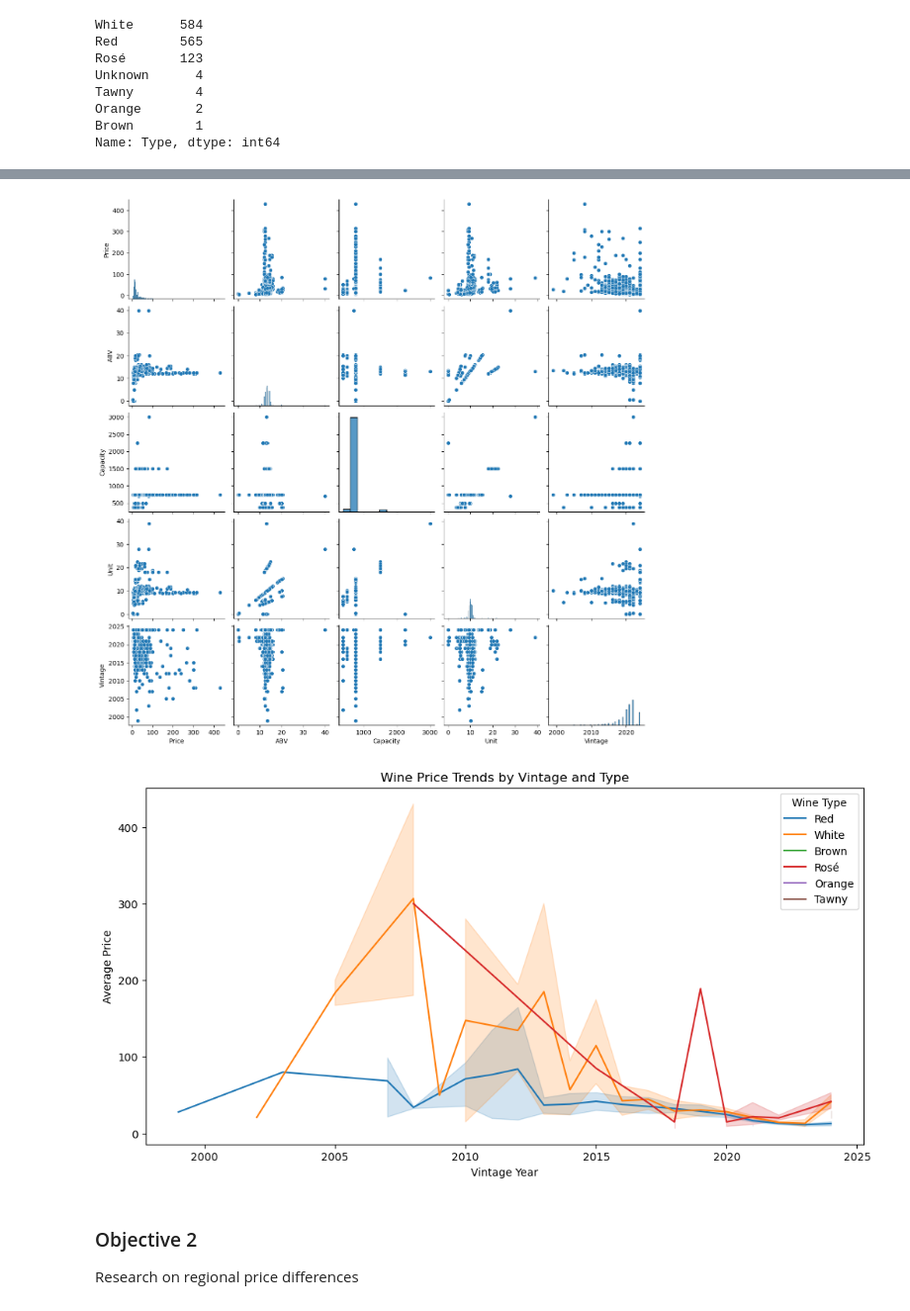
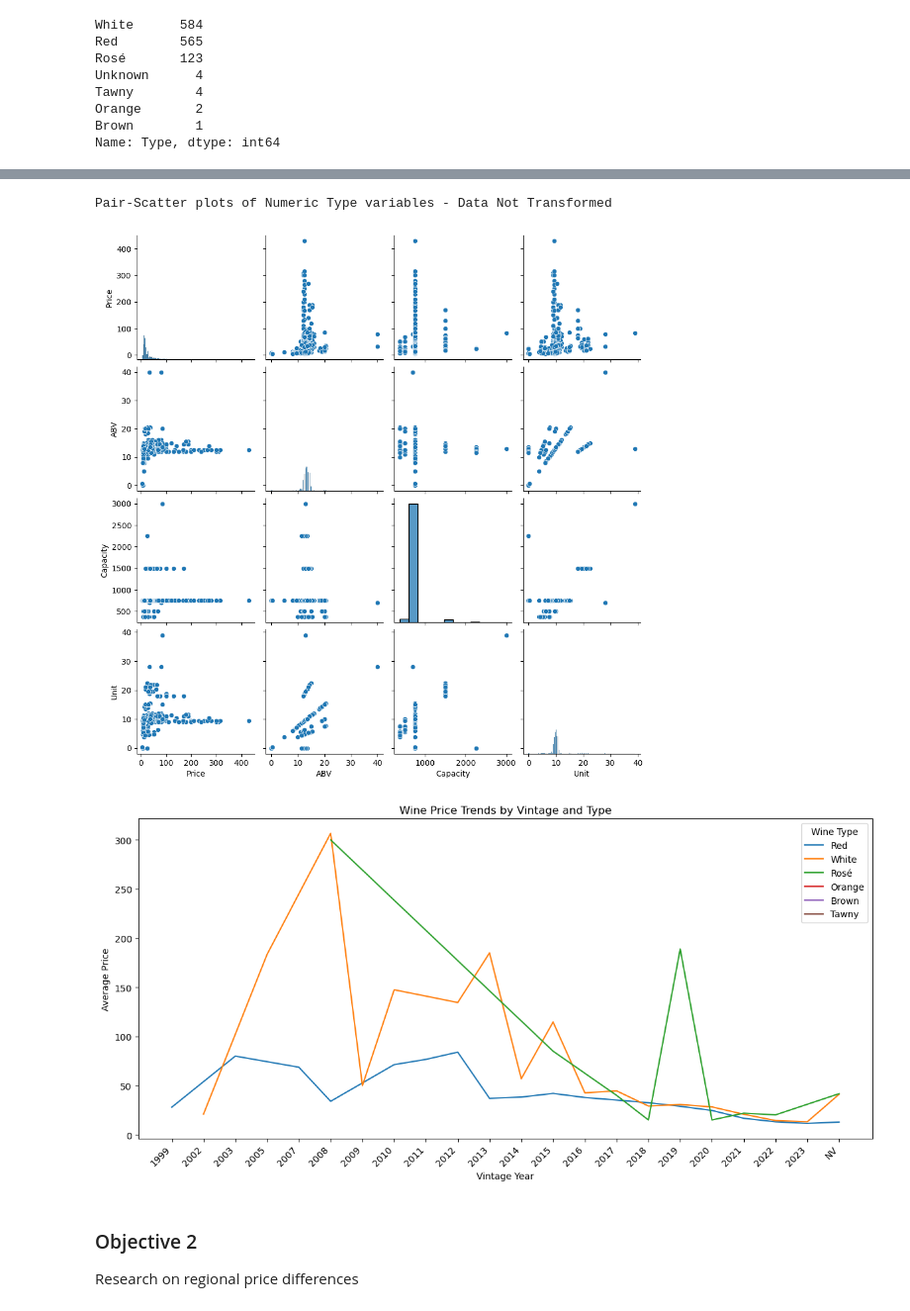
Before and after one commit to lwq1023999/COMP5712-group_coursework, a Jupyter notebook: notebook/Group project.ipynb, the cells around one changed output, grey strips where cells are left out. Shown at 99% size. Drawn from its saved outputs; the diff is of its cells as text; code cells hidden in the pictures.

```diff
--- a/notebook/Group project.ipynb
+++ b/notebook/Group project.ipynb
@@ -166,0 +414,21 @@ wine_clean = wine_df.copy()
+# %%
+# Function to clean the Vintage column
+def clean_vintage(vintage):
+    # If value is missing, return NaN
+    if pd.isna(vintage):
+        return np.nan
+    # If the value is 'NV', keep it as 'NV'
+    elif vintage == 'NV':
+        return 'NV'
+    # If the value is a range like '2018/2019', split and keep the first part
+    elif '/' in vintage:
+        parts = vintage.split('/')
+        return parts[0]
+    else:
+        return vintage
+
+# Apply the cleaning function
+wine_clean['Vintage'] = wine_clean['Vintage'].apply(clean_vintage)
+
+# Verify changes
+print(wine_clean['Vintage'].unique())
@@ -675,25 +965,33 @@ plt.show()
 # %%
-sns.pairplot(wine_clean[['Price', 'ABV', 'Capacity', 'Unit', 'Vintage']])
+print('Pair-Scatter plots of Numeric Type variables - Data Not Transformed')
+sns.pairplot(wine_clean[['Price', 'ABV', 'Capacity', 'Unit']])
 plt.show()
 # %% [output]
+Pair-Scatter plots of Numeric Type variables - Data Not Transformed
-[figure, old version]
+[figure, new version]
 # %%
-wine_clean_grouped  = wine_clean.groupby(['Vintage', 'Type'])['Price'].mean().reset_index()
+# Define the order for the 'Vintage' column with 'NV' at the end
+vintage_order = sorted([vintage for vintage in wine_clean['Vintage'].unique() if vintage != 'NV']) + ['NV']
+
+# Group the data by 'Vintage' and 'Type' to calculate the mean price
+wine_clean_grouped = wine_clean.groupby(['Vintage', 'Type'])['Price'].mean().reset_index()
 
 # Create the line plot
-plt.figure(figsize=(12,6))
-sns.lineplot(data=wine_clean, x='Vintage', y='Price', hue='Type')
+plt.figure(figsize=(12, 6))
+sns.lineplot(data=wine_clean_grouped, x='Vintage', y='Price', hue='Type')
 
 # Add title and labels
 plt.title('Wine Price Trends by Vintage and Type')
 plt.xlabel('Vintage Year')
 plt.ylabel('Average Price')
 
 # Show the plot
 plt.legend(title='Wine Type')
+plt.xticks(rotation=45, ha='right')  # Rotate x-axis labels for better readability
+plt.tight_layout()
 plt.show()
 # %% [output]
-[figure, old version]
+[figure, new version]
 # %% [markdown]
 ### Objective 2
 Research on regional price differences
```
Also changed, not shown: parts of 118 cells of this notebook.
